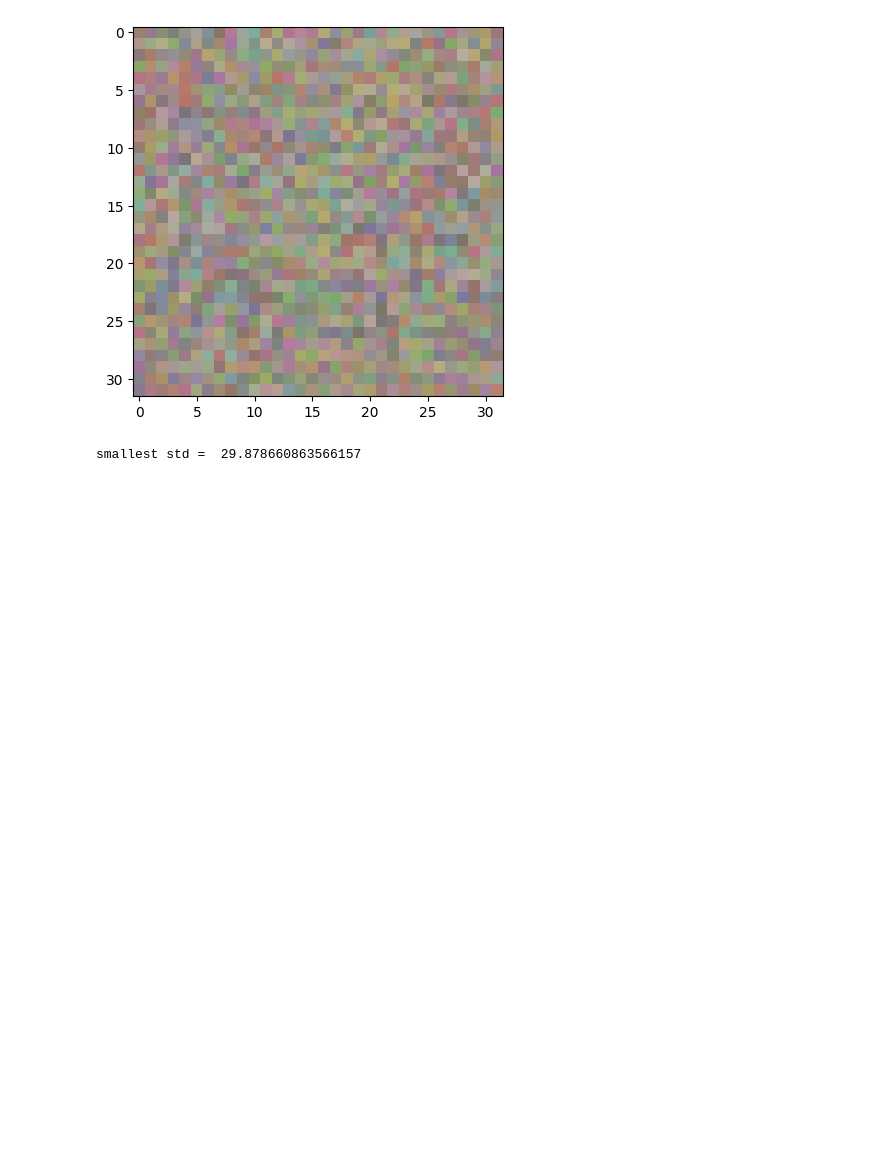
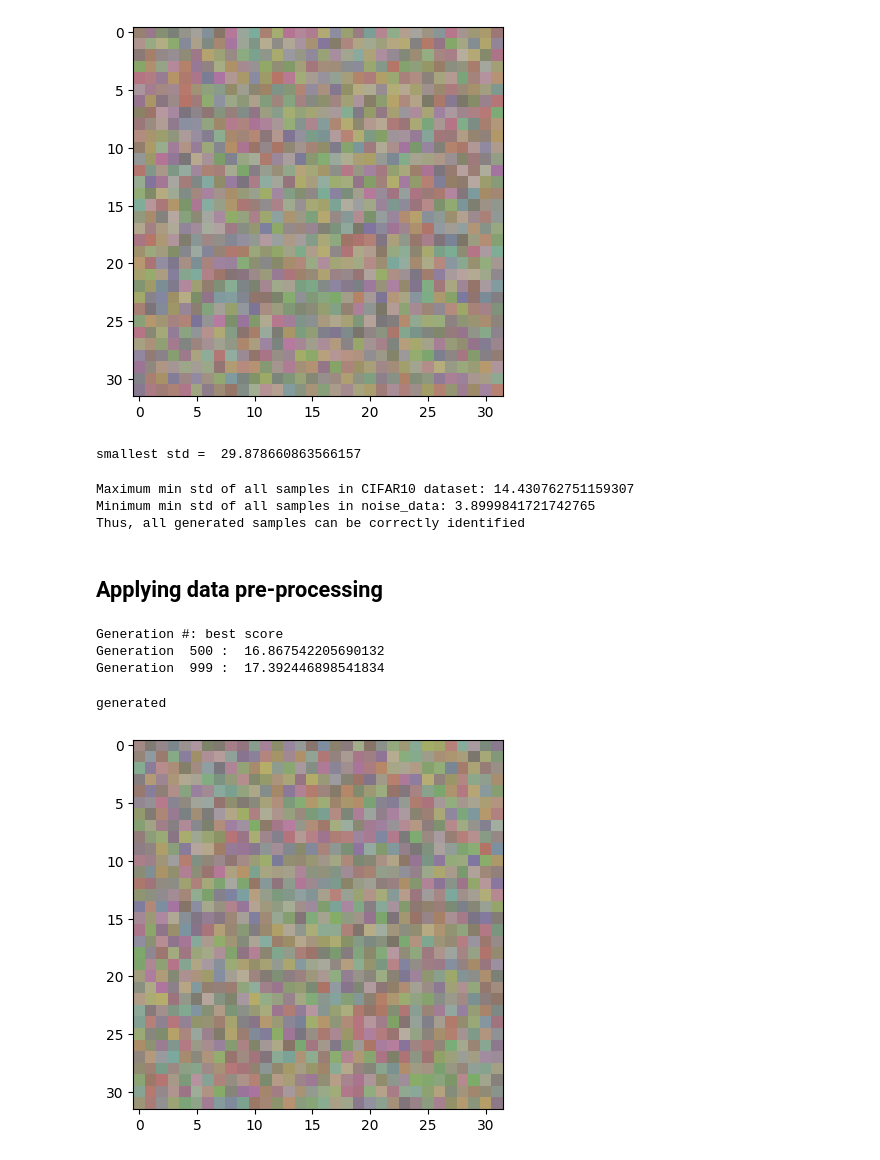
Before and after one commit to Rauyolo/Deep-Learning-course, a Jupyter notebook: Project/main.ipynb, the cells around one changed output. Cells and saved outputs as stored; diff of their text form; code cells hidden in the pictures; blank space fills up the shorter version.

Commit message:
Application of data pre-processing added

```diff
--- a/Project/main.ipynb
+++ b/Project/main.ipynb
@@ -803,9 +744,0 @@ print(average)
-# %%
-# calculate average noise of normal images
-sum = 0
-for i in range(0, len(images)):
-    img = reverse_transform(images[i])
-    sum += estimate_noise(img)
-
-average = sum / len(images)
-print(average)
@@ -824,8 +755,8 @@ def find_min_std(img):
     gray_image = cv2.cvtColor(image_8u, cv2.COLOR_BGR2GRAY)
 
     # Define the patch size and overlap
-    patch_size = (4, 4)
-    overlap = (2, 2)
+    patch_size = (3, 3)
+    overlap = (1, 1)
 
     # Compute the grid of patches
     patches = view_as_windows(gray_image, patch_size, overlap)
@@ -847,3 +778,52 @@ print('smallest std = ', str(find_min_std(noise_data[0][0])))
 # %% [output]
 [figure]
 smallest std =  29.878660863566157
+# %%
+stds = []
+for data in cifar_data_train+cifar_data_test:
+    stds.append(find_min_std(data[0]))
+
+print('Maximum min std of all samples in CIFAR10 dataset: ' + str(max(stds)))
+
+stds = []
+for data in noise_data:
+    stds.append(find_min_std(data[0]))
+
+print('Minimum min std of all samples in noise_data: ' + str(min(stds)))
+print('Thus, all generated samples can be correctly identified')
+# %% [output]
+Maximum min std of all samples in CIFAR10 dataset: 14.430762751159307
+Minimum min std of all samples in noise_data: 3.8999841721742765
+Thus, all generated samples can be correctly identified
+# %% [markdown]
+## Applying data pre-processing
+# %%
+def predict_label(model, img):
+    if isinstance(img, np.ndarray):
+        img = torch.Tensor(img)
+
+    min_std = find_min_std(img)
+
+    if min_std > 10:
+        return classes_adv[10]
+    else:
+        # Pass the image through the model and return the predicted label
+        with torch.no_grad():
+            logits = model(img.unsqueeze(0).to(device))
+            _, predicted = torch.max(logits, 1)
+            return classes_adv[predicted.item()]
+# %%
+# Generate based on original model
+adv_target = classes_adv.index('frog')
+m = GeneticSolver(model_org, image_size=image_size, verbosity=True, verbose_step=100, warm_start=True, early_stopping=False)
+generated_frog, score = m.solve(fitness_class_probability_empty, n_generations=1000, verbose_step=500)
+# %% [output]
+Generation #: best score
+Generation  500 :  16.867542205690132
+Generation  999 :  17.392446898541834
+# %%
+print(predict_label(model_org, generated_frog))
+show(generated_frog)
+# %% [output]
+generated
+[figure, added]
```
Also changed, not shown: parts of 17 cells of this notebook.
